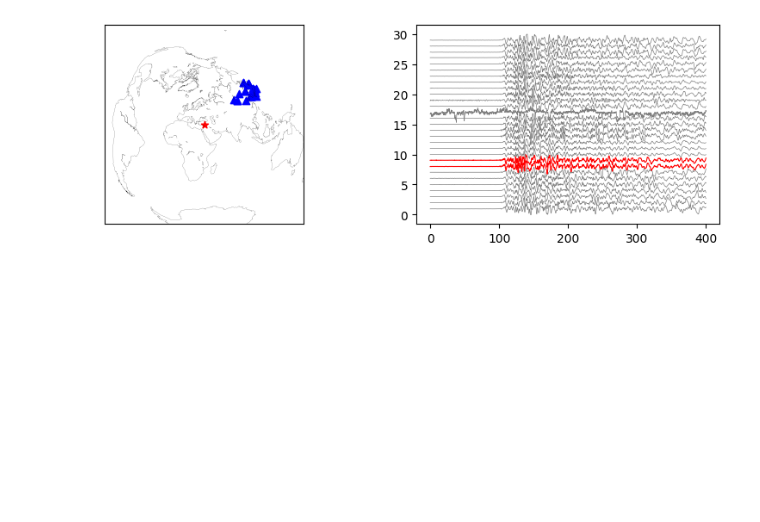
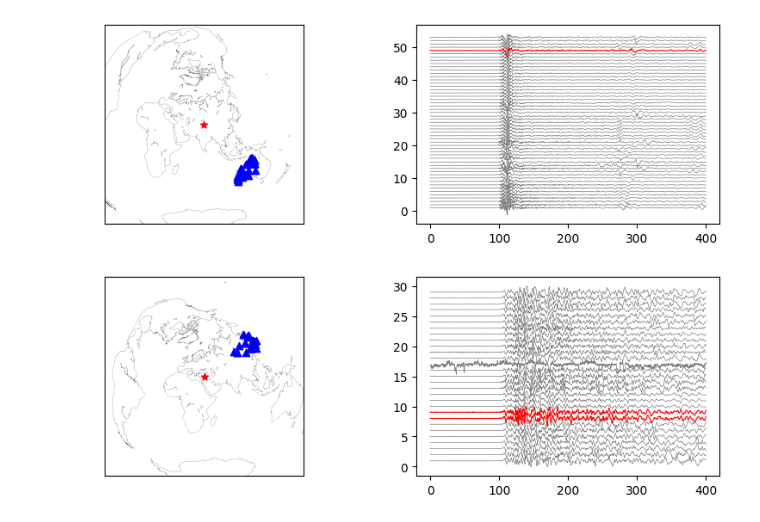
Before and after one commit to ajay6763/earthquake_bp_obspy, a Jupyter notebook: Array_selection.ipynb, the cells around one changed output. Saved outputs shown, nothing was run; the diff lists cells and outputs as text; code cells hidden in the pictures; blank space fills up the shorter version.

```diff
--- a/Array_selection.ipynb
+++ b/Array_selection.ipynb
@@ -289,3 +289,11 @@ array_selection_plot(stream_for_bp,event_lat,event_long,az_min,az_max,dist_min,d
+# %%
+az_min=120
+az_max=160
+dist_min=70
+dist_max=90
+array_selection_plot(stream_for_bp,event_lat,event_long,az_min,az_max,dist_min,dist_max)
+# %% [output]
+[figure, added]
 # %%
 az_min=40
 az_max=70
```
Also changed, not shown: parts of 4 cells of this notebook, 8 other files.
